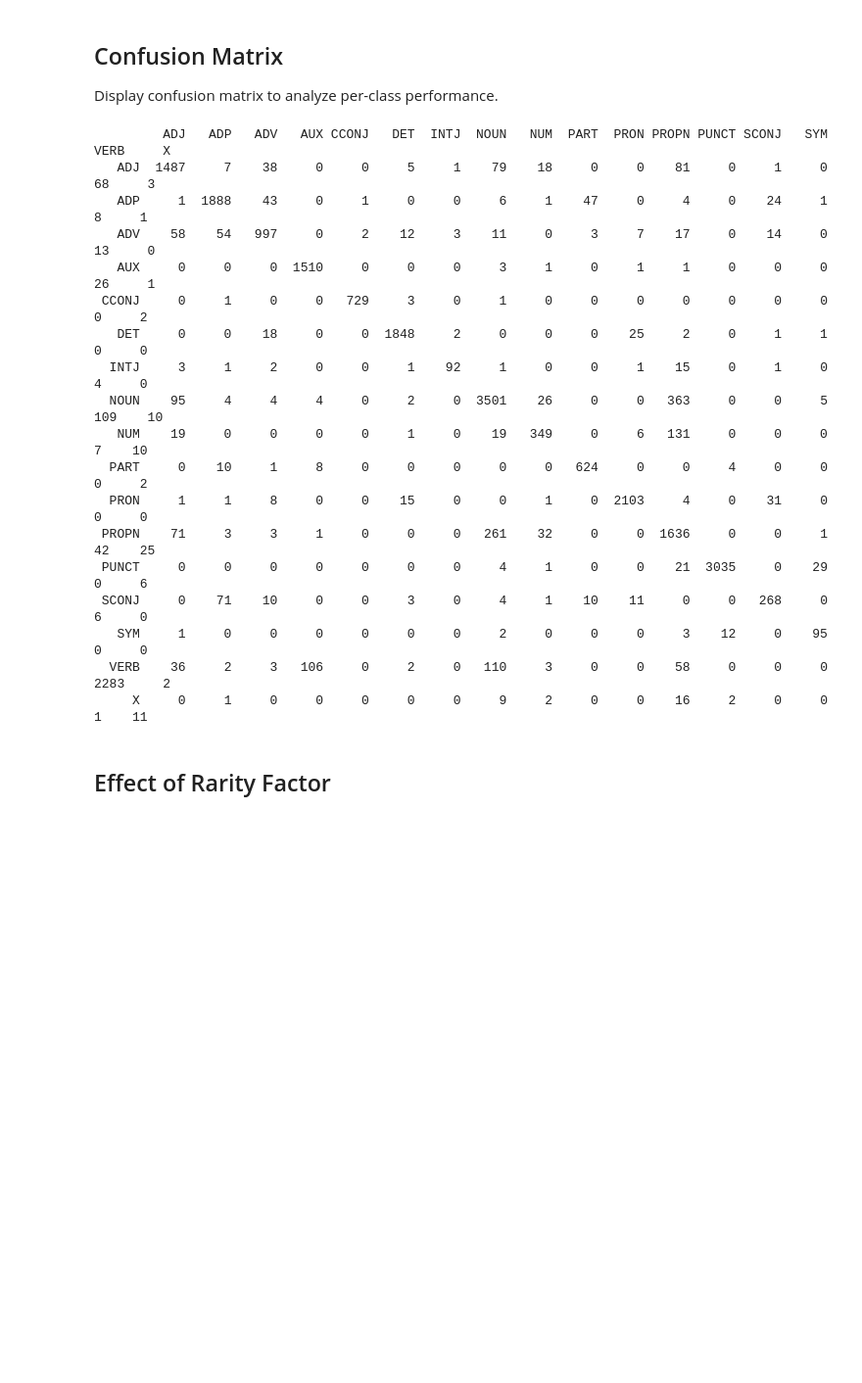
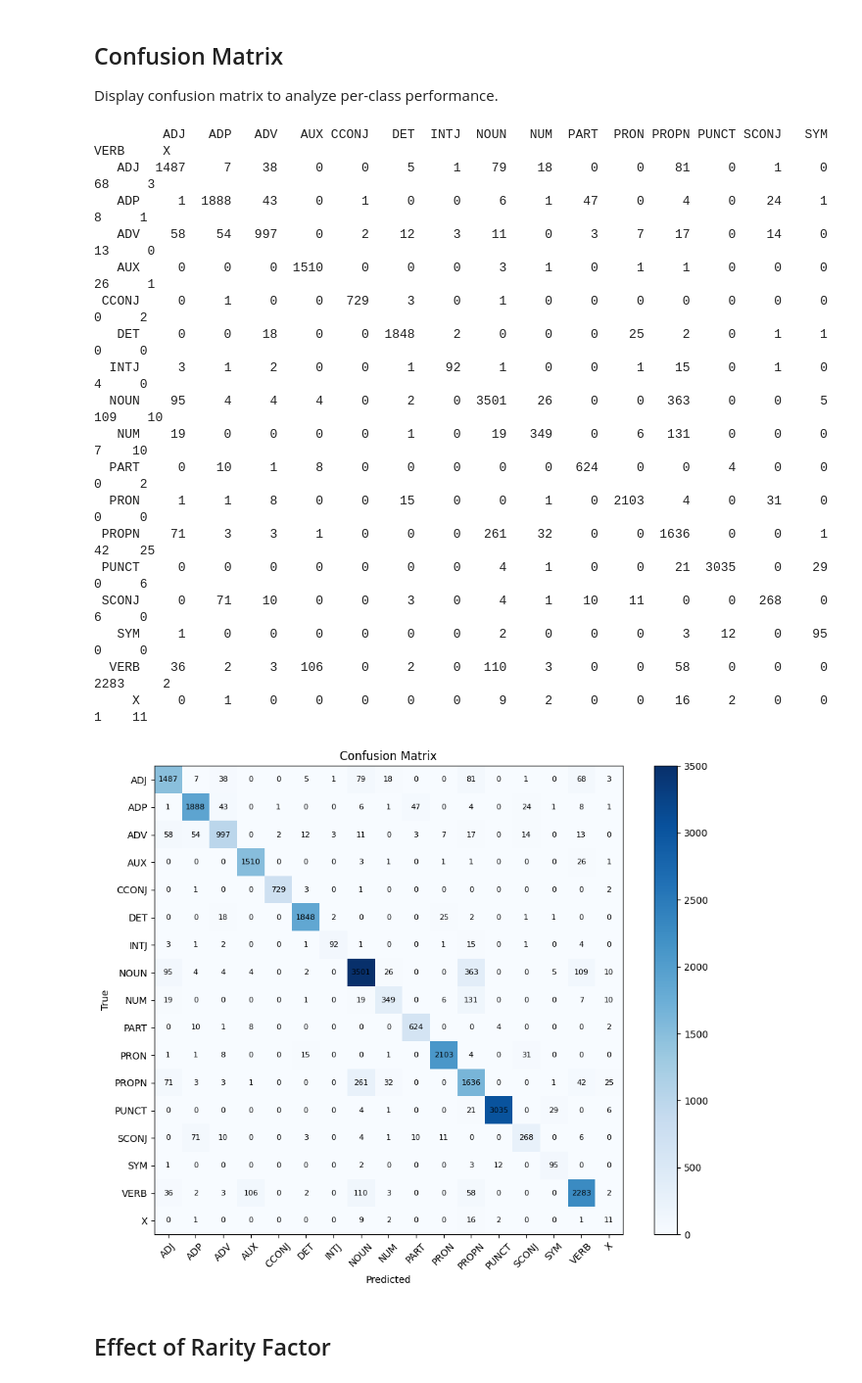
Before and after one commit to Minecraftian14/nlp-hmm-viterbi, a Jupyter notebook: HMM Experiment.ipynb, the cells around one changed output. Shown at 98% size. Saved outputs shown, nothing was run; the diff lists cells and outputs as text; code cells hidden in the pictures; blank space fills up the shorter version.

Commit message:
added cm heatmap

```diff
--- a/HMM Experiment.ipynb
+++ b/HMM Experiment.ipynb
@@ -138,39 +141,41 @@ print(f"Macro Accuracy: {macro_acc:.4f}")
 
 Display confusion matrix to analyze per-class performance.
 # %%
-from hmm_viterbi import confusion_matrix, display_confusion_matrix
+from hmm_viterbi import confusion_matrix, display_confusion_matrix, display_confusion_matrix_heatmap
 
 # Extract true and predicted tags
 true_tags = []
 predicted_tags = []
 for sentence in test_corpus:
     true_tags.extend([tag for word, tag in sentence])
 
 for sentence in predictions:
     predicted_tags.extend([tag for word, tag in sentence])
 
 # Create confusion matrix
 cm = confusion_matrix(true_tags, predicted_tags)
 display_confusion_matrix(cm)
+display_confusion_matrix_heatmap(cm, normalize = False)
 # %% [output]
          ADJ   ADP   ADV   AUX CCONJ   DET  INTJ  NOUN   NUM  PART  PRON PROPN PUNCT SCONJ   SYM  VERB     X
    ADJ  1487     7    38     0     0     5     1    79    18     0     0    81     0     1     0    68     3
    ADP     1  1888    43     0     1     0     0     6     1    47     0     4     0    24     1     8     1
    ADV    58    54   997     0     2    12     3    11     0     3     7    17     0    14     0    13     0
    AUX     0     0     0  1510     0     0     0     3     1     0     1     1     0     0     0    26     1
  CCONJ     0     1     0     0   729     3     0     1     0     0     0     0     0     0     0     0     2
    DET     0     0    18     0     0  1848     2     0     0     0    25     2     0     1     1     0     0
   INTJ     3     1     2     0     0     1    92     1     0     0     1    15     0     1     0     4     0
   NOUN    95     4     4     4     0     2     0  3501    26     0     0   363     0     0     5   109    10
    NUM    19     0     0     0     0     1     0    19   349     0     6   131     0     0     0     7    10
   PART     0    10     1     8     0     0     0     0     0   624     0     0     4     0     0     0     2
   PRON     1     1     8     0     0    15     0     0     1     0  2103     4     0    31     0     0     0
  PROPN    71     3     3     1     0     0     0   261    32     0     0  1636     0     0     1    42    25
  PUNCT     0     0     0     0     0     0     0     4     1     0     0    21  3035     0    29     0     6
  SCONJ     0    71    10     0     0     3     0     4     1    10    11     0     0   268     0     6     0
    SYM     1     0     0     0     0     0     0     2     0     0     0     3    12     0    95     0     0
   VERB    36     2     3   106     0     2     0   110     3     0     0    58     0     0     0  2283     2
      X     0     1     0     0     0     0     0     9     2     0     0    16     2     0     0     1    11
+[figure, added]
 # %% [markdown]
 ## Effect of Rarity Factor
 # %%
```
Also changed, not shown: parts of 4 cells of this notebook, 1 other file.
